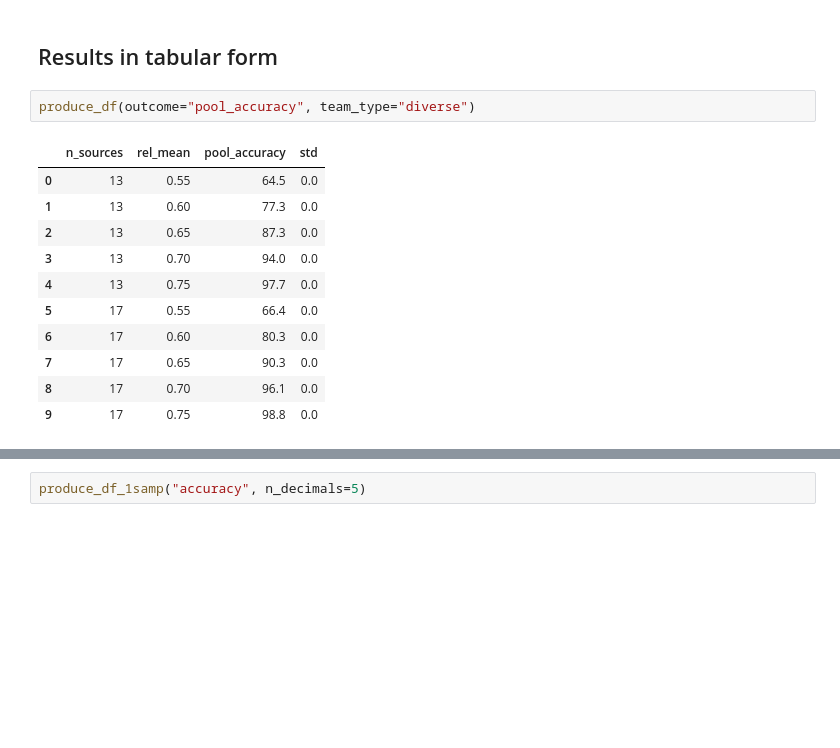
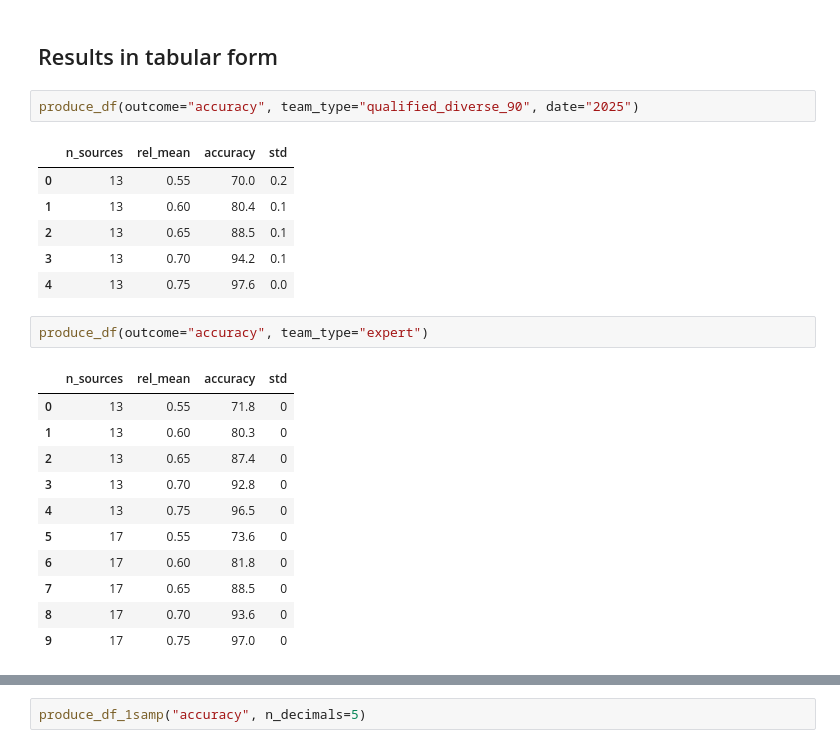
Before and after one commit to HeinDuijf/DiversityAbility, a Jupyter notebook: DataAnalysis.ipynb, the cells around one changed output, grey strips where cells are left out. Cells and saved outputs as stored; diff of their text form; blank space fills up the shorter version.

Commit message:
some tests with qualified_diverse

```diff
--- a/DataAnalysis.ipynb
+++ b/DataAnalysis.ipynb
@@ -26,16 +26,25 @@ I think that the appropriate *non-parametric* statistical test is the Wilcoxon t
 # %% [markdown]
 ## Results in tabular form
 # %%
-produce_df(outcome="pool_accuracy", team_type="diverse")
+produce_df(outcome="accuracy", team_type="qualified_diverse_90", date="2025")
 # %% [output]
-|  | n_sources | rel_mean | pool_accuracy | std |
-| 0 | 13 | 0.55 | 64.5 | 0.0 |
-| 1 | 13 | 0.60 | 77.3 | 0.0 |
-| 2 | 13 | 0.65 | 87.3 | 0.0 |
-| 3 | 13 | 0.70 | 94.0 | 0.0 |
-| 4 | 13 | 0.75 | 97.7 | 0.0 |
-| 5 | 17 | 0.55 | 66.4 | 0.0 |
-| 6 | 17 | 0.60 | 80.3 | 0.0 |
-| 7 | 17 | 0.65 | 90.3 | 0.0 |
-| 8 | 17 | 0.70 | 96.1 | 0.0 |
-| 9 | 17 | 0.75 | 98.8 | 0.0 |
+|  | n_sources | rel_mean | accuracy | std |
+| 0 | 13 | 0.55 | 70.0 | 0.2 |
+| 1 | 13 | 0.60 | 80.4 | 0.1 |
+| 2 | 13 | 0.65 | 88.5 | 0.1 |
+| 3 | 13 | 0.70 | 94.2 | 0.1 |
+| 4 | 13 | 0.75 | 97.6 | 0.0 |
+# %%
+produce_df(outcome="accuracy", team_type="expert")
+# %% [output]
+|  | n_sources | rel_mean | accuracy | std |
+| 0 | 13 | 0.55 | 71.8 | 0 |
+| 1 | 13 | 0.60 | 80.3 | 0 |
+| 2 | 13 | 0.65 | 87.4 | 0 |
+| 3 | 13 | 0.70 | 92.8 | 0 |
+| 4 | 13 | 0.75 | 96.5 | 0 |
+| 5 | 17 | 0.55 | 73.6 | 0 |
+| 6 | 17 | 0.60 | 81.8 | 0 |
+| 7 | 17 | 0.65 | 88.5 | 0 |
+| 8 | 17 | 0.70 | 93.6 | 0 |
+| 9 | 17 | 0.75 | 97.0 | 0 |
```
Also changed, not shown: parts of 8 cells of this notebook.
